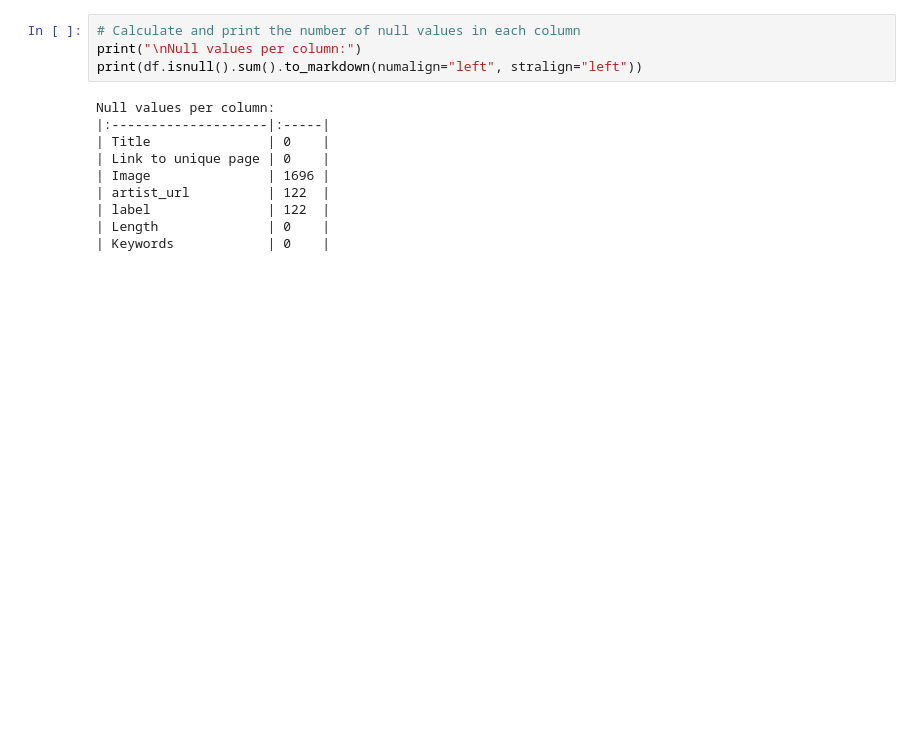
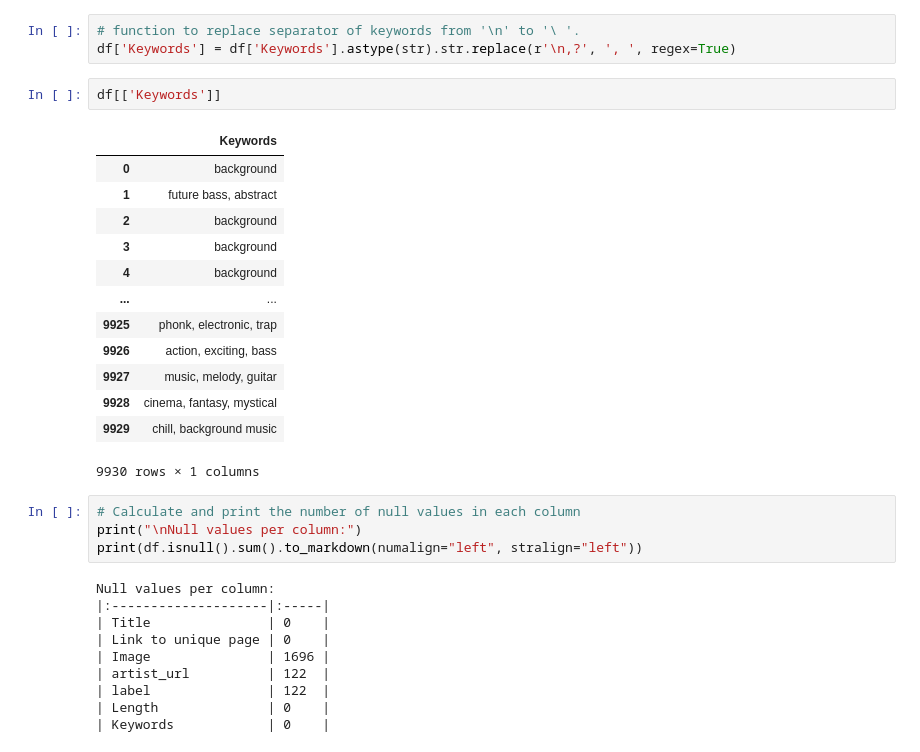
Before and after one commit to arthurcornelio88/stable-audio-tools-sam, a Jupyter notebook: scrapping/scrapping-analyse.ipynb, the cells around one changed output. Cells and saved outputs as stored; diff of their text form; blank space fills up the shorter version.

```diff
--- a/scrapping/scrapping-analyse.ipynb
+++ b/scrapping/scrapping-analyse.ipynb
@@ -71,5 +92,24 @@ dtypes: int64(1), object(6)
 memory usage: 543.2+ KB
 None
+# %%
+# function to replace separator of keywords from '\n' to '\ '.
+df['Keywords'] = df['Keywords'].astype(str).str.replace(r'\n,?', ', ', regex=True)
+# %%
+df[['Keywords']]
+# %% [output]
+|  | Keywords |
+| 0 | background |
+| 1 | future bass, abstract |
+| 2 | background |
+| 3 | background |
+| 4 | background |
+| ... | ... |
+| 9925 | phonk, electronic, trap |
+| 9926 | action, exciting, bass |
+| 9927 | music, melody, guitar |
+| 9928 | cinema, fantasy, mystical |
+| 9929 | chill, background music |
+9930 rows × 1 columns
 # %%
 # Calculate and print the number of null values in each column
 print("\nNull values per column:")
```
Also changed, not shown: parts of 16 cells of this notebook.
